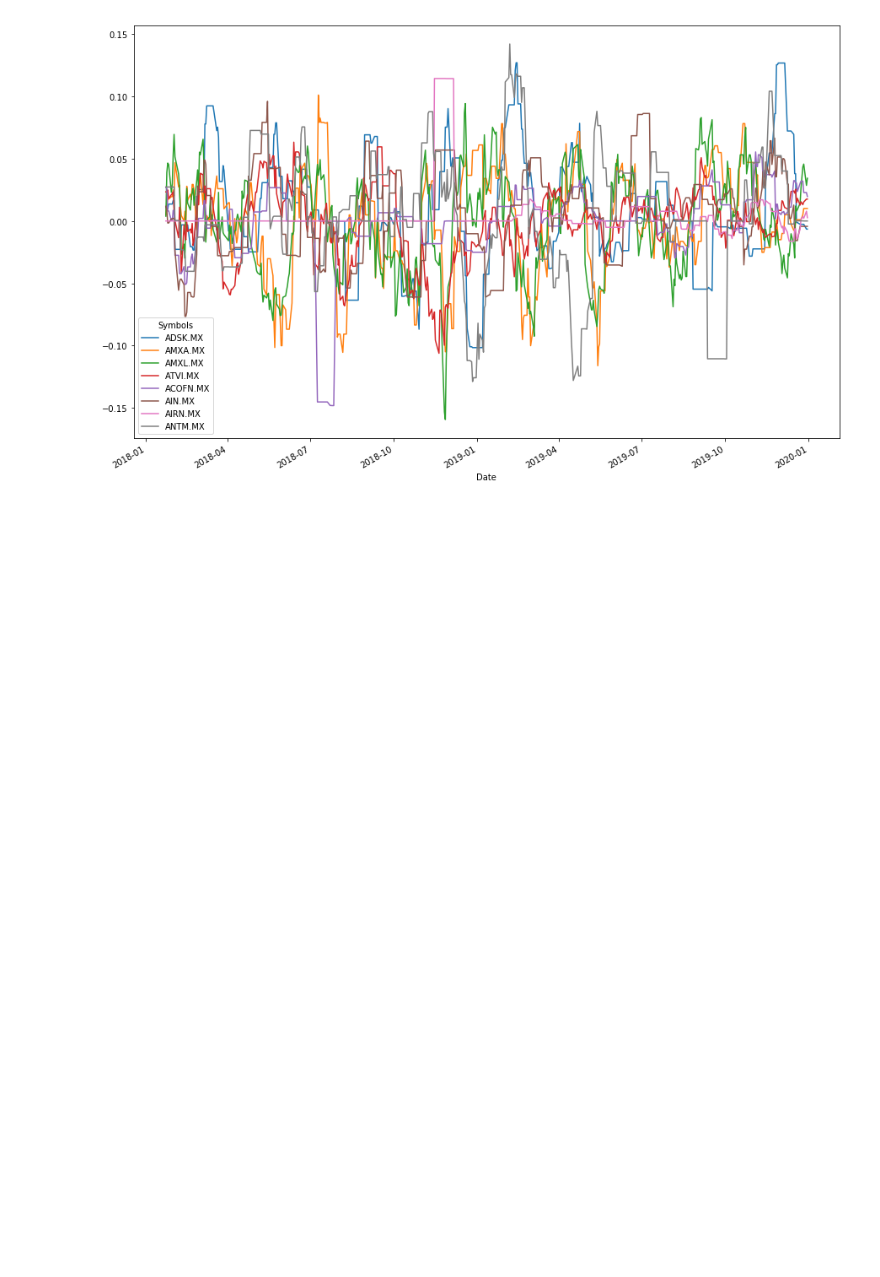
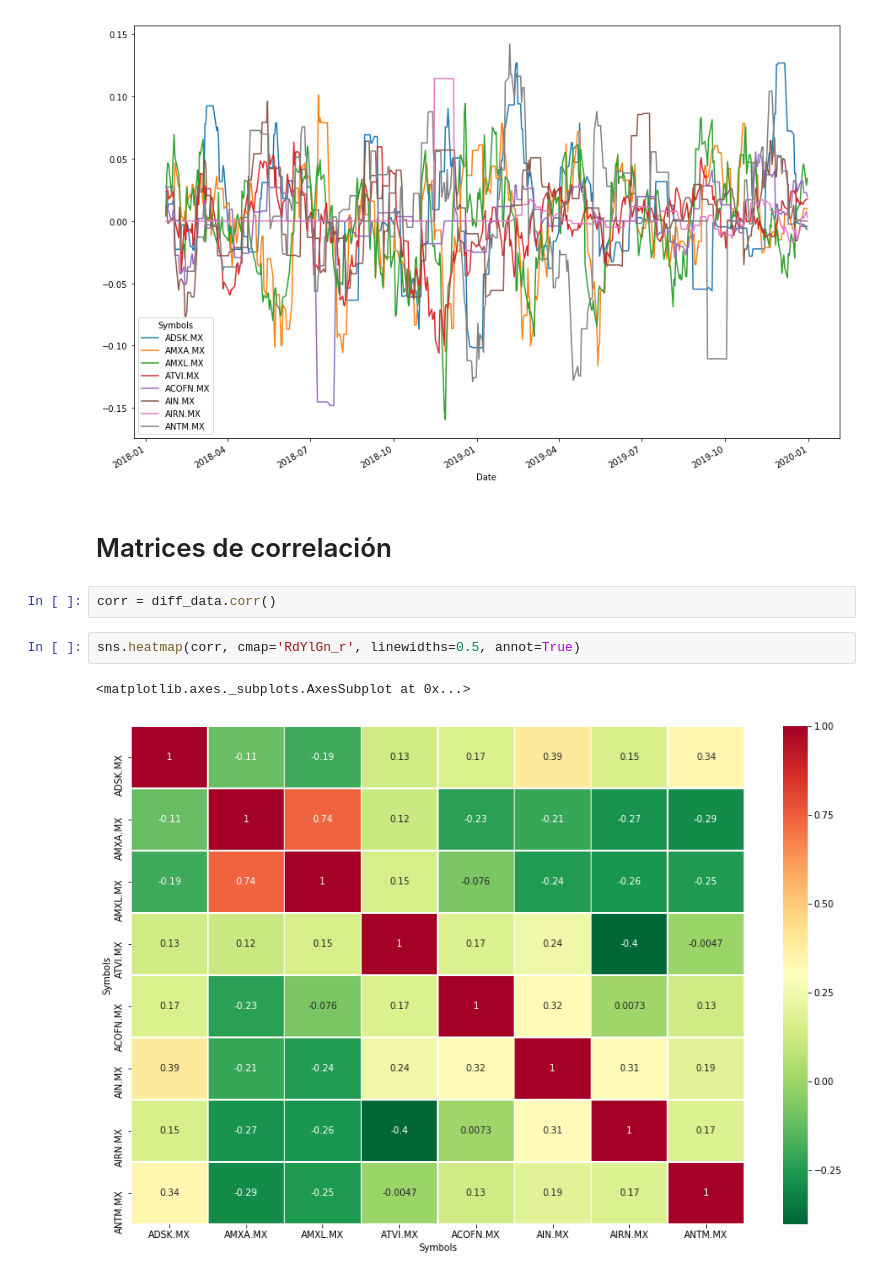
Before and after one commit to LuisGCanales/proyecto_final_TDA_2022-1, a Jupyter notebook: tmp.ipynb, the cells around one changed output. Drawn from its saved outputs; the diff is of its cells as text; blank space fills up the shorter version.

```diff
--- a/tmp.ipynb
+++ b/tmp.ipynb
@@ -78,3 +79,12 @@ diff_data.plot()
 # %% [output]
 <matplotlib.axes._subplots.AxesSubplot at 0x...>
 [figure]
+# %% [markdown]
+# Matrices de correlación
+# %%
+corr = diff_data.corr()
+# %%
+sns.heatmap(corr, cmap='RdYlGn_r', linewidths=0.5, annot=True)
+# %% [output]
+<matplotlib.axes._subplots.AxesSubplot at 0x...>
+[figure, added]
```
Also changed, not shown: parts of 1 cell of this notebook.
